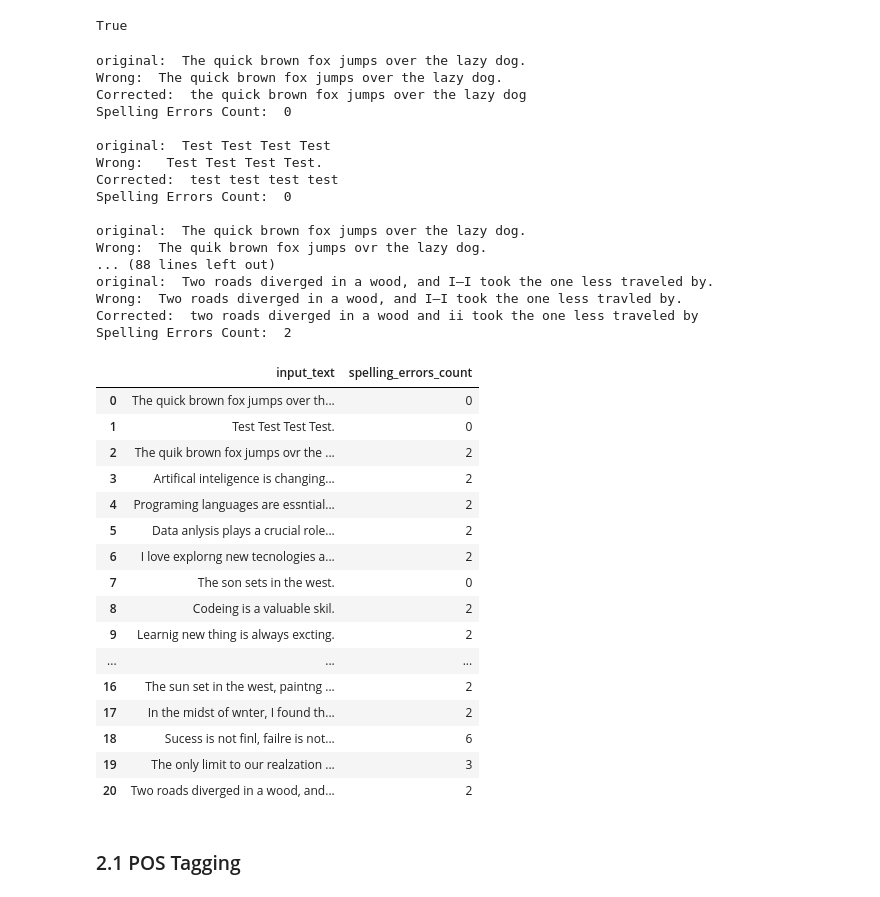
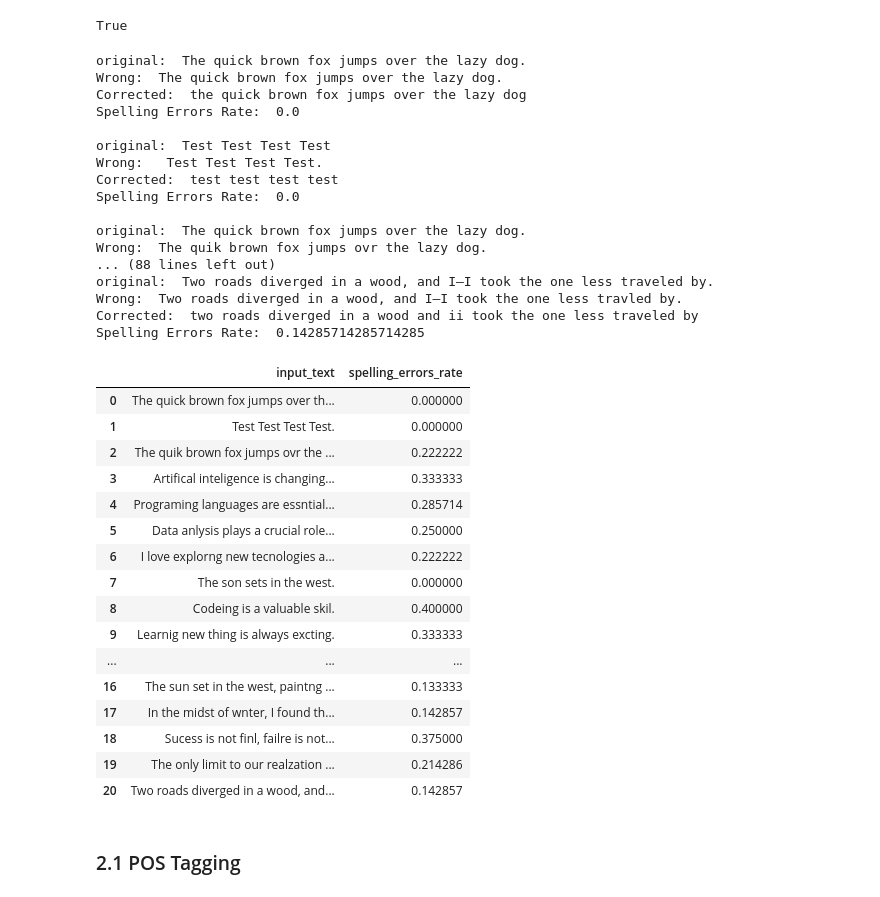
Before and after one commit to eddev00/ML-Project-CL, a Jupyter notebook: pre_processing.ipynb, the cells around one changed output. Cells and saved outputs as stored; diff of their text form; code cells hidden in the pictures.

Commit message:
changed spelling count to spelling Rate %

```diff
--- a/pre_processing.ipynb
+++ b/pre_processing.ipynb
@@ -56,8 +56,9 @@ def correct_spelling(text):
             spelling_errors_count += 1
 
     corrected_text = ' '.join(corrected_words)
+    spelling_errors_rate = spelling_errors_count/len(words)
 
-    return corrected_text, spelling_errors_count   # corrected_text is only to debug and check the output, we are interested in spelling_errors_count
+    return corrected_text, spelling_errors_rate   # corrected_text is only to debug and check the output, we are interested in spelling_errors_count
 
 # Example usage
 
@@ -67,7 +68,7 @@ df = pd.read_csv('test_text.csv')
 
 
 
-df['corrected_text'], df['spelling_errors_count'] = zip(*df['wrong_spelling'].apply(correct_spelling))  #  using * to unpack the zip into the two columns.
+df['corrected_text'], df['spelling_errors_rate'] = zip(*df['wrong_spelling'].apply(correct_spelling))  #  using * to unpack the zip into the two columns.
 
 
 ## This is Only for testing the output and confirm the results
@@ -76,18 +77,18 @@ for i in range(len(df)):
     print( "original: ",df['original_text'][i])
     print("Wrong: ",df['wrong_spelling'][i])
     print("Corrected: ", df['corrected_text'][i])
-    print("Spelling Errors Count: ", df['spelling_errors_count'][i])
+    print("Spelling Errors Rate: ", df['spelling_errors_rate'][i])
     print('')
 # %% [output]
 original:  The quick brown fox jumps over the lazy dog.
 Wrong:  The quick brown fox jumps over the lazy dog.
 Corrected:  the quick brown fox jumps over the lazy dog
-Spelling Errors Count:  0
+Spelling Errors Rate:  0.0
 
 original:  Test Test Test Test
 Wrong:   Test Test Test Test.
 Corrected:  test test test test
-Spelling Errors Count:  0
+Spelling Errors Rate:  0.0
 
 original:  The quick brown fox jumps over the lazy dog.
 Wrong:  The quik brown fox jumps ovr the lazy dog.
@@ -95,33 +96,33 @@ Wrong:  The quik brown fox jumps ovr the lazy dog.
 original:  Two roads diverged in a wood, and I—I took the one less traveled by.
 Wrong:  Two roads diverged in a wood, and I—I took the one less travled by.
 Corrected:  two roads diverged in a wood and ii took the one less traveled by
-Spelling Errors Count:  2
+Spelling Errors Rate:  0.14285714285714285
 # %%
 # Final result of pre-processing of Spelling errors should look like this
 # This block of code just to remove the columns that we don't need anymore ( were used just to visualise and debug) and re-arrange the columns
 df['input_text'] = df['wrong_spelling']
 del df['wrong_spelling']
 del df['original_text']
-df = df[['input_text', 'spelling_errors_count']]
+df = df[['input_text', 'spelling_errors_rate']]
 df
 # %% [output]
-|  | input_text | spelling_errors_count |
-| 0 | The quick brown fox jumps over th... | 0 |
-| 1 | Test Test Test Test. | 0 |
-| 2 | The quik brown fox jumps ovr the ... | 2 |
-| 3 | Artifical inteligence is changing... | 2 |
-| 4 | Programing languages are essntial... | 2 |
-| 5 | Data anlysis plays a crucial role... | 2 |
-| 6 | I love explorng new tecnologies a... | 2 |
-| 7 | The son sets in the west. | 0 |
-| 8 | Codeing is a valuable skil. | 2 |
-| 9 | Learnig new thing is always excting. | 2 |
+|  | input_text | spelling_errors_rate |
+| 0 | The quick brown fox jumps over th... | 0.000000 |
+| 1 | Test Test Test Test. | 0.000000 |
+| 2 | The quik brown fox jumps ovr the ... | 0.222222 |
+| 3 | Artifical inteligence is changing... | 0.333333 |
+| 4 | Programing languages are essntial... | 0.285714 |
+| 5 | Data anlysis plays a crucial role... | 0.250000 |
+| 6 | I love explorng new tecnologies a... | 0.222222 |
+| 7 | The son sets in the west. | 0.000000 |
+| 8 | Codeing is a valuable skil. | 0.400000 |
+| 9 | Learnig new thing is always excting. | 0.333333 |
 | ... | ... | ... |
-| 16 | The sun set in the west, paintng ... | 2 |
-| 17 | In the midst of wnter, I found th... | 2 |
-| 18 | Sucess is not finl, failre is not... | 6 |
-| 19 | The only limit to our realzation ... | 3 |
-| 20 | Two roads diverged in a wood, and... | 2 |
+| 16 | The sun set in the west, paintng ... | 0.133333 |
+| 17 | In the midst of wnter, I found th... | 0.142857 |
+| 18 | Sucess is not finl, failre is not... | 0.375000 |
+| 19 | The only limit to our realzation ... | 0.214286 |
+| 20 | Two roads diverged in a wood, and... | 0.142857 |
 # %% [markdown]
 ### 2.1 POS Tagging
 # %% [markdown]
```
Also changed, not shown: parts of 4 cells of this notebook.
